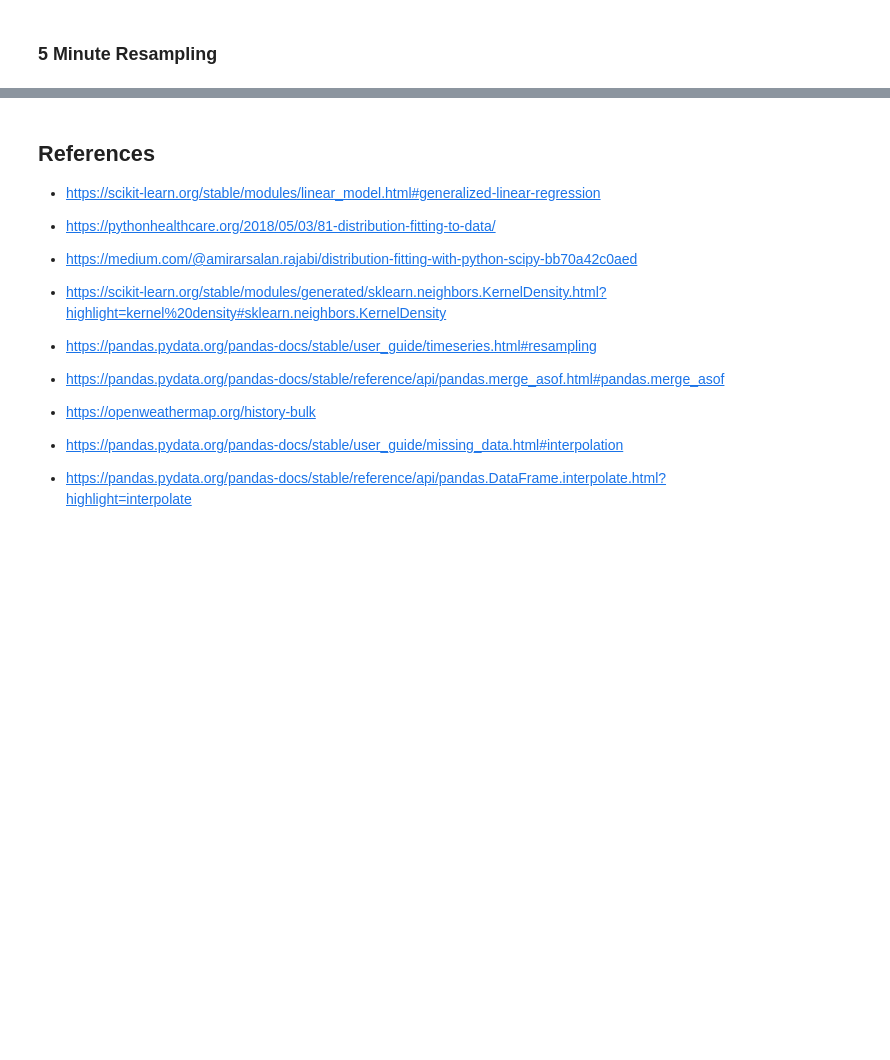
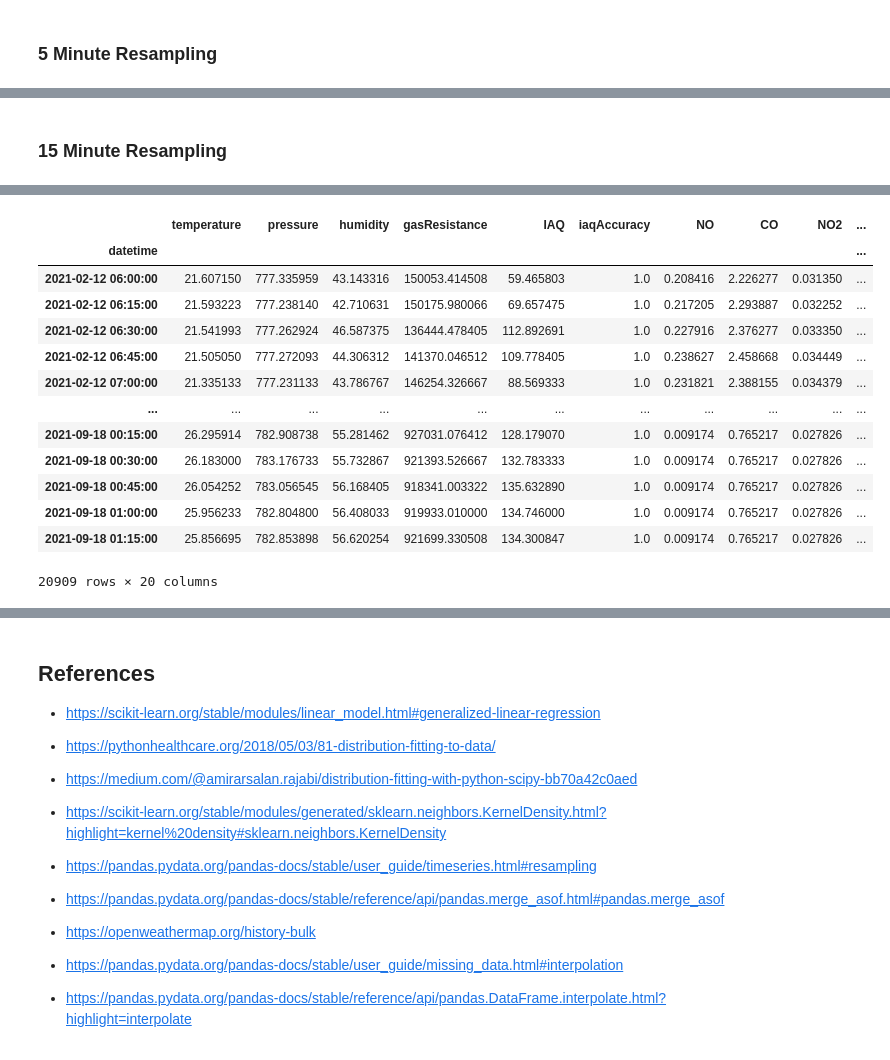
Before and after one commit to philwebsurfer/dlfinal, a Jupyter notebook: paper05_data_aggregation.ipynb, the cells around one changed output, grey strips where cells are left out. Cells and saved outputs as stored; diff of their text form; code cells hidden in the pictures; blank space fills up the shorter version.

```diff
--- a/paper05_data_aggregation.ipynb
+++ b/paper05_data_aggregation.ipynb
@@ -514,0 +547,16 @@ Wall time: 1.45 s
+# %% [markdown]
+### 15 Minute Resampling
+# %%
+%%time
+
+df_15min = (
+  df2.
+  resample('15min').
+  mean()
+)
+df_15min = df_15min[~df_15min.isna().any(axis=1)]
+df_15min.drop(columns=["year", "month", "day", "hour",
+                      "minute", "second"], inplace=True)
+df_15min.to_pickle('data/data_15min.pickle.gz')
+df_15min
+# %% [output]
@@ -514,0 +565,14 @@ Wall time: 1.45 s
+|  | temperature | pressure | humidity | gasResistance | IAQ | iaqAccuracy | NO | CO | NO2 | ... |
+| datetime |  |  |  |  |  |  |  |  |  | ... |
+| 2021-02-12 06:00:00 | 21.607150 | 777.335959 | 43.143316 | 150053.414508 | 59.465803 | 1.0 | 0.208416 | 2.226277 | 0.031350 | ... |
+| 2021-02-12 06:15:00 | 21.593223 | 777.238140 | 42.710631 | 150175.980066 | 69.657475 | 1.0 | 0.217205 | 2.293887 | 0.032252 | ... |
+| 2021-02-12 06:30:00 | 21.541993 | 777.262924 | 46.587375 | 136444.478405 | 112.892691 | 1.0 | 0.227916 | 2.376277 | 0.033350 | ... |
+| 2021-02-12 06:45:00 | 21.505050 | 777.272093 | 44.306312 | 141370.046512 | 109.778405 | 1.0 | 0.238627 | 2.458668 | 0.034449 | ... |
+| 2021-02-12 07:00:00 | 21.335133 | 777.231133 | 43.786767 | 146254.326667 | 88.569333 | 1.0 | 0.231821 | 2.388155 | 0.034379 | ... |
+| ... | ... | ... | ... | ... | ... | ... | ... | ... | ... | ... |
+| 2021-09-18 00:15:00 | 26.295914 | 782.908738 | 55.281462 | 927031.076412 | 128.179070 | 1.0 | 0.009174 | 0.765217 | 0.027826 | ... |
+| 2021-09-18 00:30:00 | 26.183000 | 783.176733 | 55.732867 | 921393.526667 | 132.783333 | 1.0 | 0.009174 | 0.765217 | 0.027826 | ... |
+| 2021-09-18 00:45:00 | 26.054252 | 783.056545 | 56.168405 | 918341.003322 | 135.632890 | 1.0 | 0.009174 | 0.765217 | 0.027826 | ... |
+| 2021-09-18 01:00:00 | 25.956233 | 782.804800 | 56.408033 | 919933.010000 | 134.746000 | 1.0 | 0.009174 | 0.765217 | 0.027826 | ... |
+| 2021-09-18 01:15:00 | 25.856695 | 782.853898 | 56.620254 | 921699.330508 | 134.300847 | 1.0 | 0.009174 | 0.765217 | 0.027826 | ... |
+20909 rows × 20 columns
```
Also changed, not shown: parts of 12 cells of this notebook, 2 other files.
